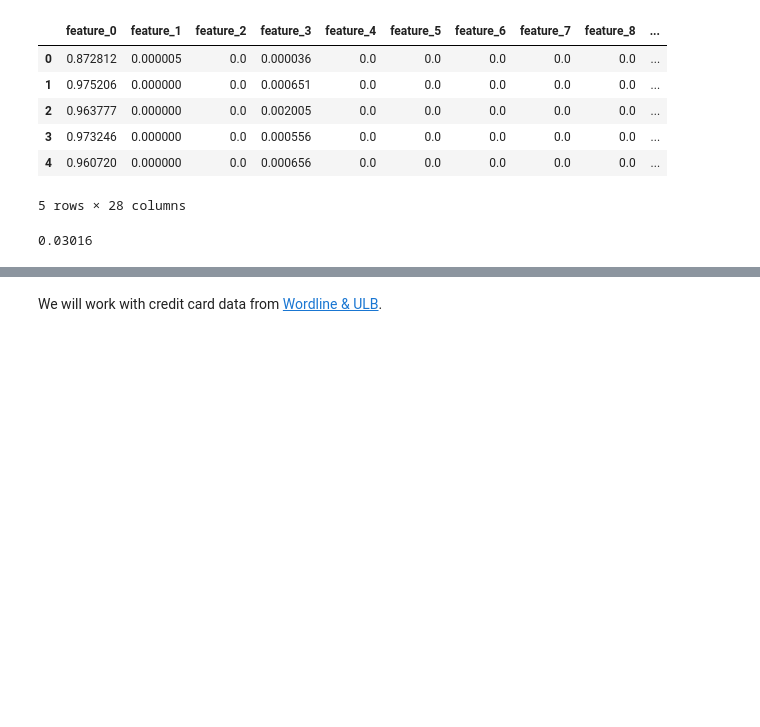
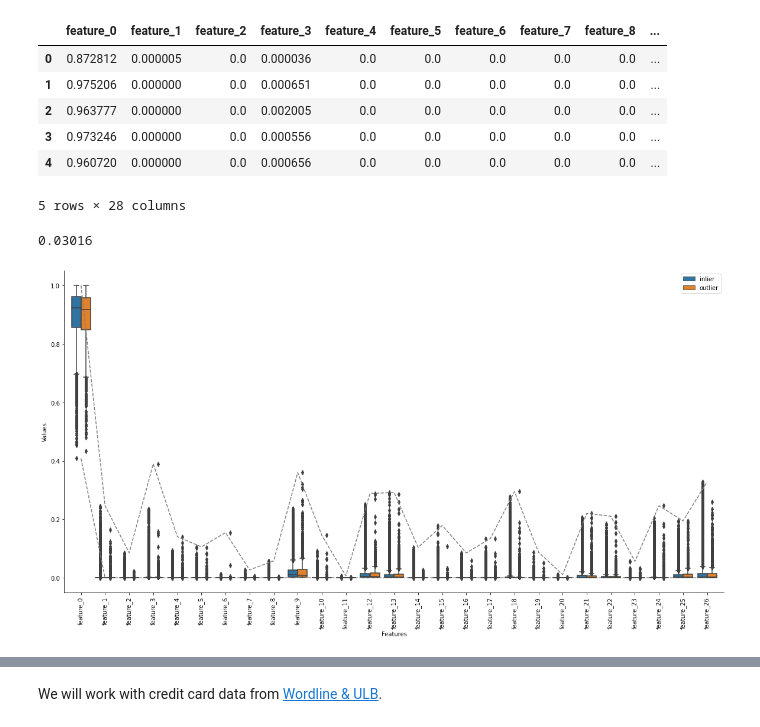
Before and after one commit to danieltsoukup/autoencoders, a Jupyter notebook: outlier_detection_with_autoencoders.ipynb, the cells around one changed output, grey strips where cells are left out. Saved outputs shown, nothing was run; the diff lists cells and outputs as text; code cells hidden in the pictures; blank space fills up the shorter version.

Commit message:
plots

```diff
--- a/outlier_detection_with_autoencoders.ipynb
+++ b/outlier_detection_with_autoencoders.ipynb
@@ -45,3 +48,12 @@ y = data.outlier.values
 y.mean()
 # %% [output]
 0.03016
+# %%
+feature_cols = [col_name for col_name in data.columns if col_name.startswith("feature")]
+
+scaler_pipe = Pipeline([(("standard"), StandardScaler()),
+                        #("robust", RobustScaler(quantile_range=(0.25, 0.75))),
+                       ("minmax", MinMaxScaler(feature_range=(0, 1)))
+                       ])
+
+data[feature_cols] = scaler_pipe.fit_transform(data[feature_cols])
@@ -47,0 +71,22 @@ y.mean()
+# %%
+plot_data = data.melt(value_vars=feature_cols,
+                    id_vars=["outlier"],
+                    var_name='groups',
+                    value_name='vals')
+# %%
+fig, axs = plt.subplots(1, 1, figsize=(20, 10))
+sns.boxplot(x="groups", y="vals", hue="outlier", data=plot_data, ax=axs)
+sns.despine()
+plt.xticks(rotation=90)
+plt.xlabel("Features")
+plt.ylabel("Values")
+L=plt.legend()
+L.get_texts()[0].set_text('inlier')
+L.get_texts()[1].set_text('outlier')
+
+plt.plot(data[feature_cols].max(axis=0), linestyle="--", c="gray")
+plt.plot(data[feature_cols].min(axis=0), linestyle="--", c="gray")
+
+plt.show()
+# %% [output]
+[figure, added]
```
Also changed, not shown: parts of 10 cells of this notebook.
